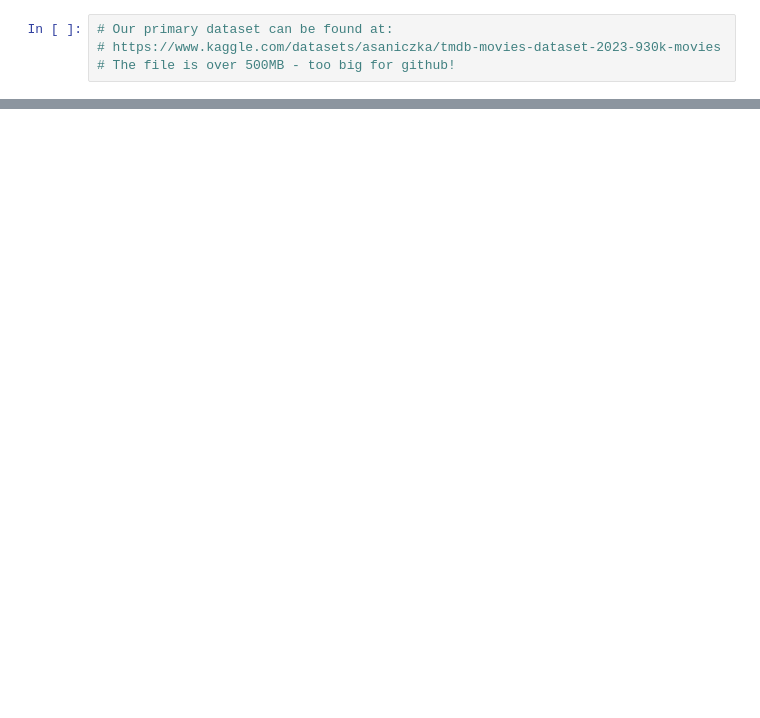
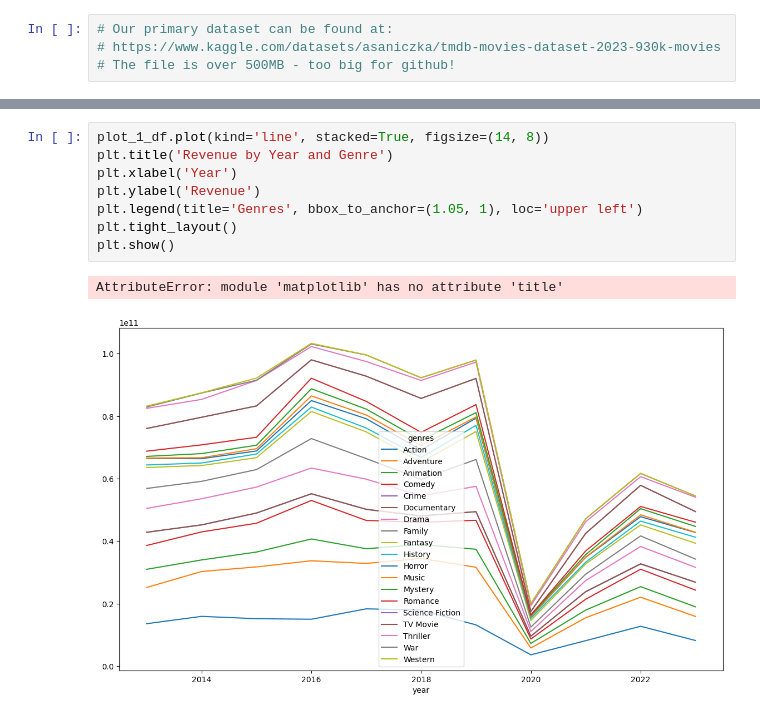
Before and after one commit to Jeff-Oliver/BCS_Project_1, a Jupyter notebook: main.ipynb, the cells around one changed output, grey strips where cells are left out. Saved outputs shown, nothing was run; the diff lists cells and outputs as text; blank space fills up the shorter version.

```diff
--- a/main.ipynb
+++ b/main.ipynb
@@ -134,0 +205,11 @@ sliced_df.shape
+# %%
+plot_1_df.plot(kind='line', stacked=True, figsize=(14, 8))
+plt.title('Revenue by Year and Genre')
+plt.xlabel('Year')
+plt.ylabel('Revenue')
+plt.legend(title='Genres', bbox_to_anchor=(1.05, 1), loc='upper left')
+plt.tight_layout()
+plt.show()
+# %% [output]
+AttributeError: module 'matplotlib' has no attribute 'title'
+[figure, added]
```
Also changed, not shown: parts of 34 cells of this notebook, 3 other files.
